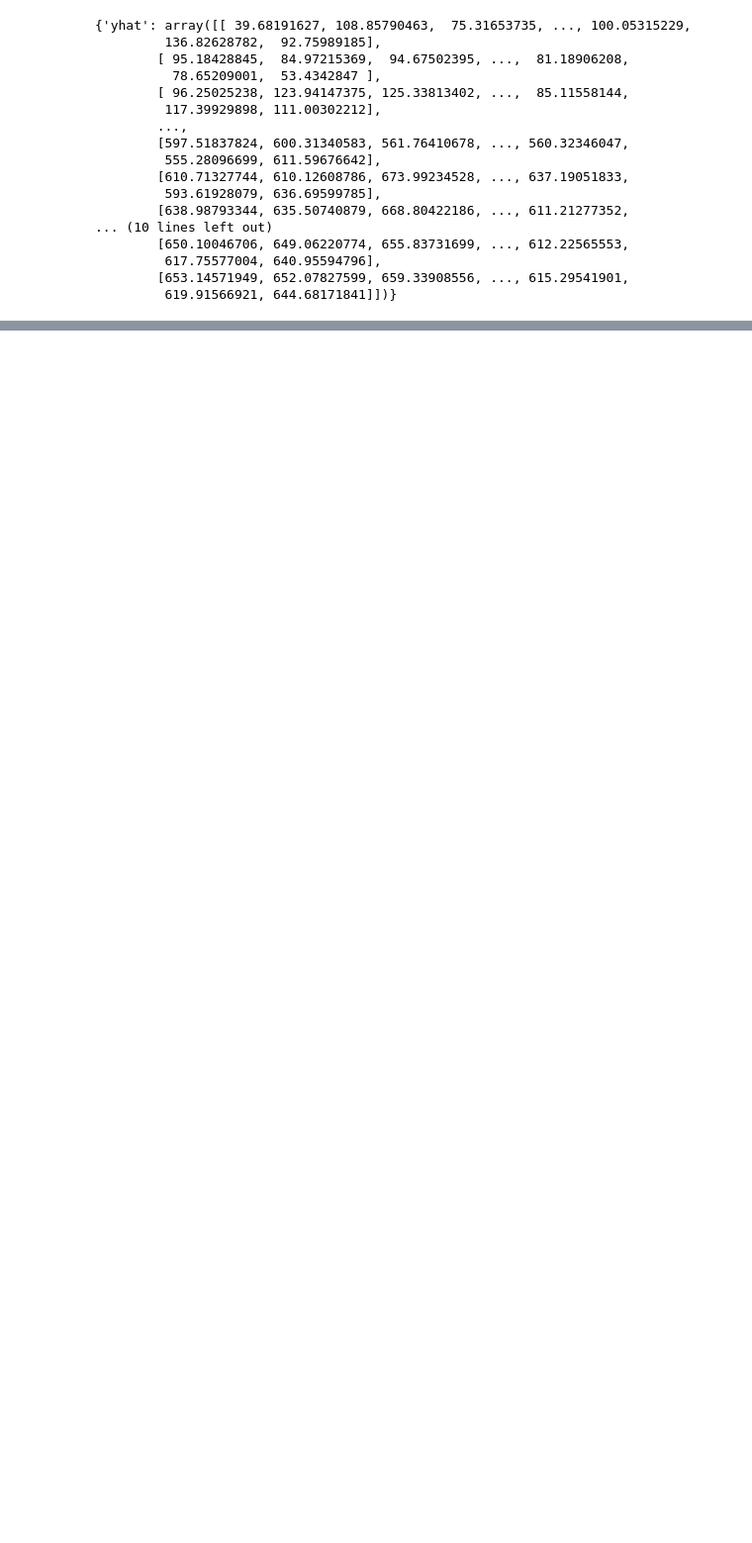
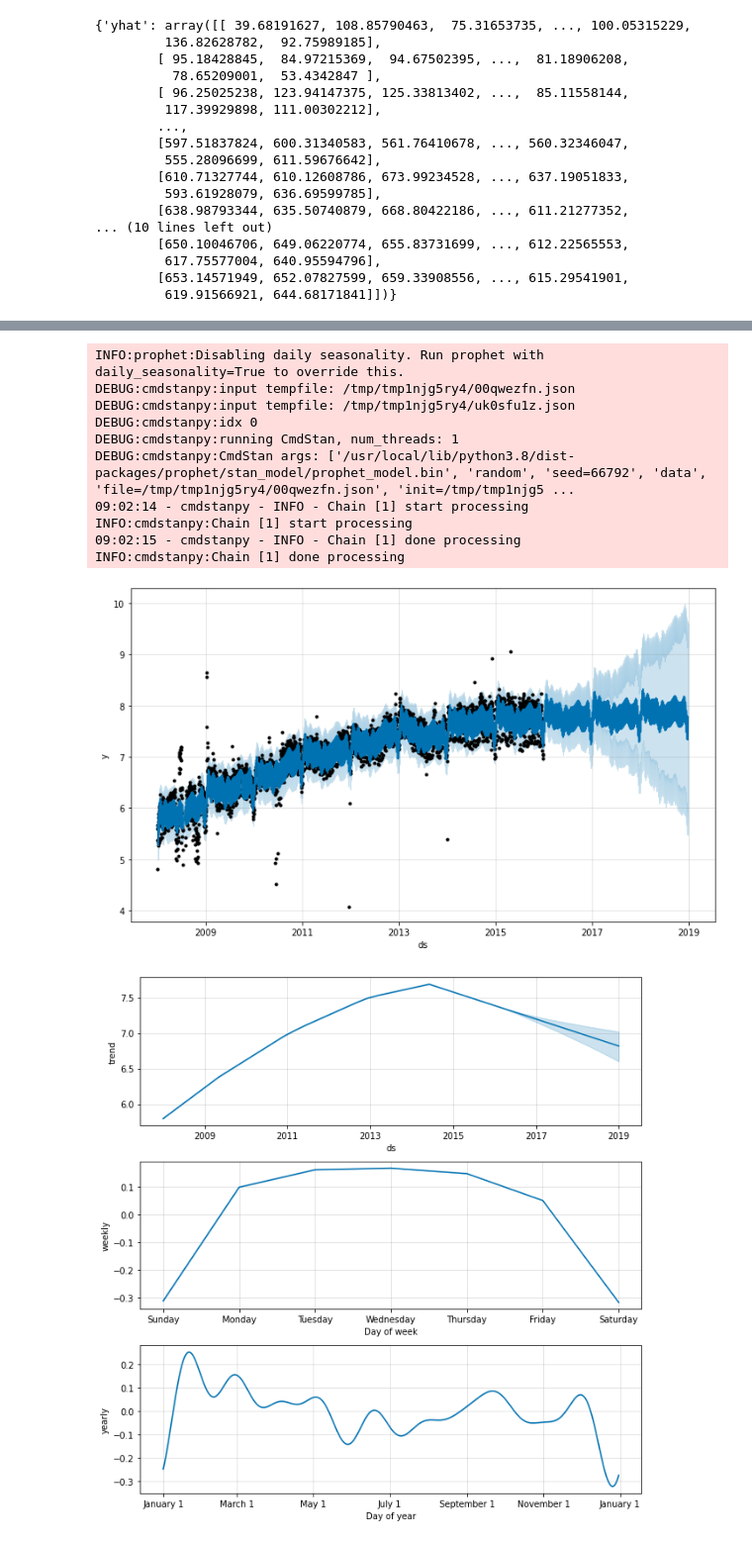
Before and after one commit to carlosmirandadurand/Experiments, a Jupyter notebook: Prophet_Experiments.ipynb, the cells around one changed output, grey strips where cells are left out. Shown at 99% size. Drawn from its saved outputs; the diff is of its cells as text; code cells hidden in the pictures; blank space fills up the shorter version.

```diff
--- a/Prophet_Experiments.ipynb
+++ b/Prophet_Experiments.ipynb
@@ -830,0 +900,19 @@ m.predictive_samples(future)
+# %%
+# Remove extreme outliers
+df.loc[(df['ds'] > '2015-06-01') & (df['ds'] < '2015-06-30'), 'y'] = None
+m = Prophet().fit(df)
+fig = m.plot(m.predict(future))
+fig = m.plot_components(forecast)
+# %% [output]
+INFO:prophet:Disabling daily seasonality. Run prophet with daily_seasonality=True to override this.
+DEBUG:cmdstanpy:input tempfile: /tmp/tmp1njg5ry4/00qwezfn.json
+DEBUG:cmdstanpy:input tempfile: /tmp/tmp1njg5ry4/uk0sfu1z.json
+DEBUG:cmdstanpy:idx 0
+DEBUG:cmdstanpy:running CmdStan, num_threads: 1
+DEBUG:cmdstanpy:CmdStan args: ['/usr/local/lib/python3.8/dist-packages/prophet/stan_model/prophet_model.bin', 'random', 'seed=66792', 'data', 'file=/tmp/tmp1njg5ry4/00qwezfn.json', 'init=/tmp/tmp1njg5 ...
+09:02:14 - cmdstanpy - INFO - Chain [1] start processing
+INFO:cmdstanpy:Chain [1] start processing
+09:02:15 - cmdstanpy - INFO - Chain [1] done processing
+INFO:cmdstanpy:Chain [1] done processing
+[figure, added]
+[figure, added]
```
Also changed, not shown: parts of 5 cells of this notebook.
